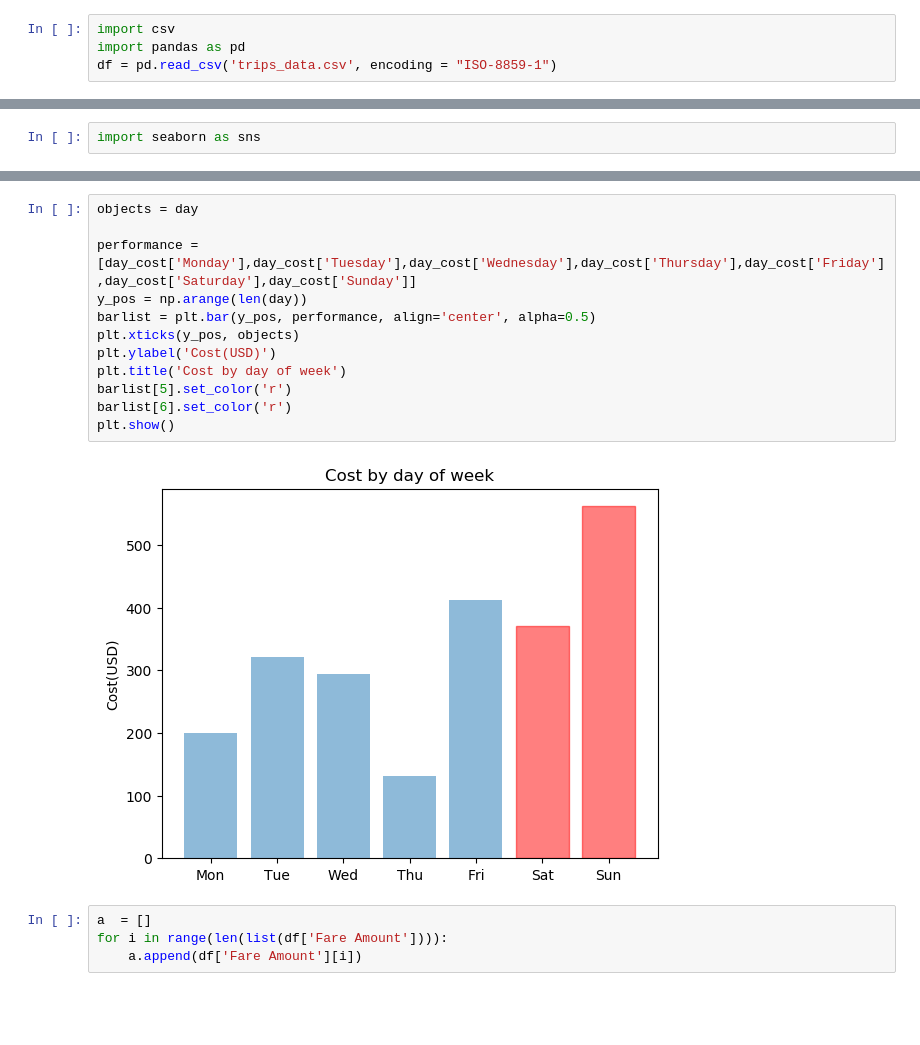
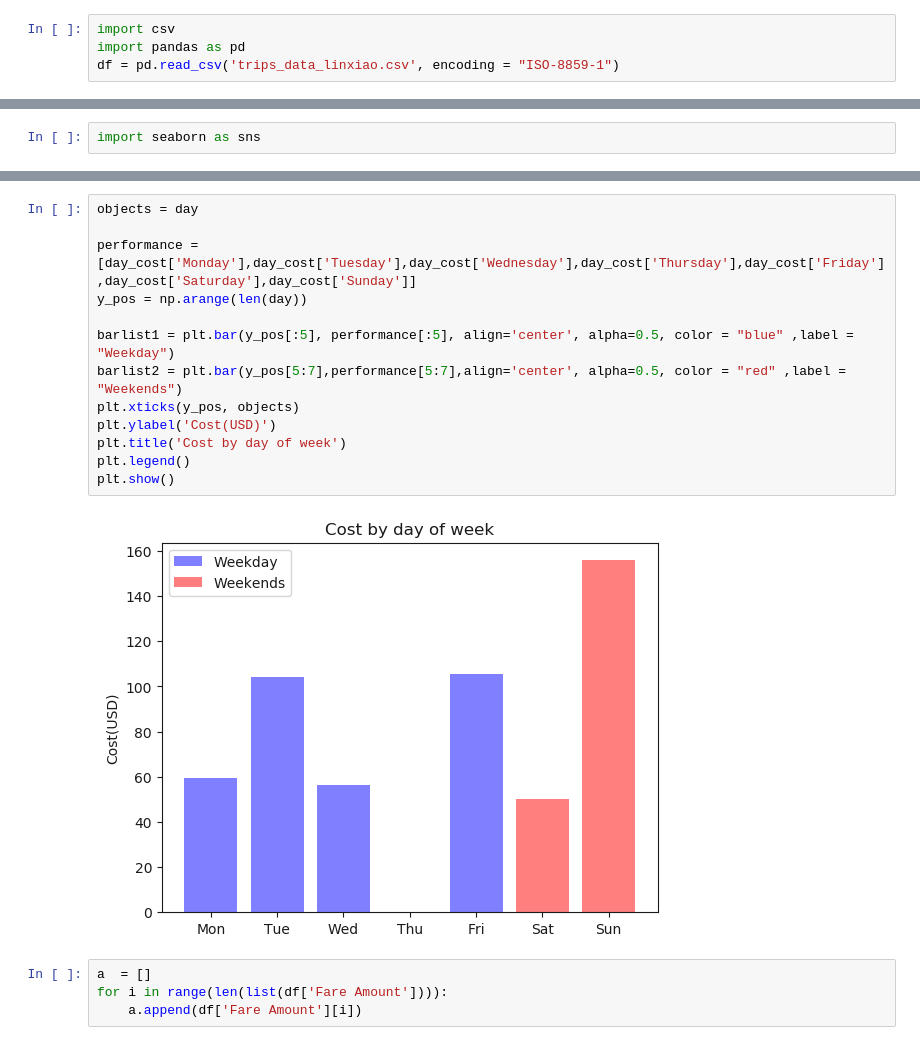
Before and after one commit to raymondlingxiao/cs467-uber, a Jupyter notebook: analysis.ipynb, the cells around one changed output, grey strips where cells are left out. Saved outputs shown, nothing was run; the diff lists cells and outputs as text; blank space fills up the shorter version.

```diff
--- a/analysis.ipynb
+++ b/analysis.ipynb
@@ -1,7 +1,7 @@
 # %%
 import csv
 import pandas as pd
-df = pd.read_csv('trips_data.csv', encoding = "ISO-8859-1")
+df = pd.read_csv('trips_data_linxiao.csv', encoding = "ISO-8859-1")
 # %%
 df
 # %% [output]
@@ -107,17 +108,18 @@ day_cost
 # %%
 objects = day
 
 performance = [day_cost['Monday'],day_cost['Tuesday'],day_cost['Wednesday'],day_cost['Thursday'],day_cost['Friday'],day_cost['Saturday'],day_cost['Sunday']]
 y_pos = np.arange(len(day))
-barlist = plt.bar(y_pos, performance, align='center', alpha=0.5)
+
+barlist1 = plt.bar(y_pos[:5], performance[:5], align='center', alpha=0.5, color = "blue" ,label = "Weekday")
+barlist2 = plt.bar(y_pos[5:7],performance[5:7],align='center', alpha=0.5, color = "red" ,label = "Weekends")
 plt.xticks(y_pos, objects)
 plt.ylabel('Cost(USD)')
 plt.title('Cost by day of week')
-barlist[5].set_color('r')
-barlist[6].set_color('r')
+plt.legend()
 plt.show()
 # %% [output]
-[figure, old version]
+[figure, new version]
 # %%
 a  = []
 for i in range(len(list(df['Fare Amount']))):
```
Also changed, not shown: parts of 7 cells of this notebook, 8 other files.
